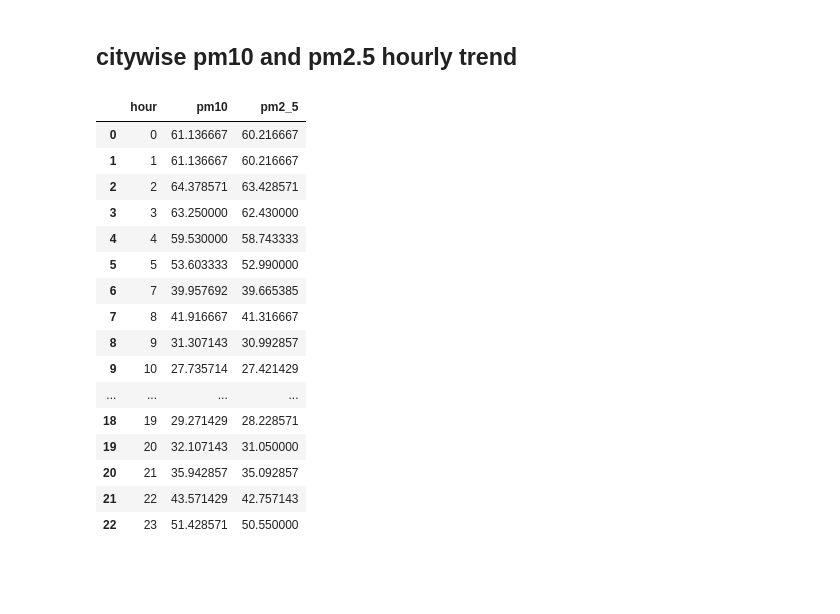
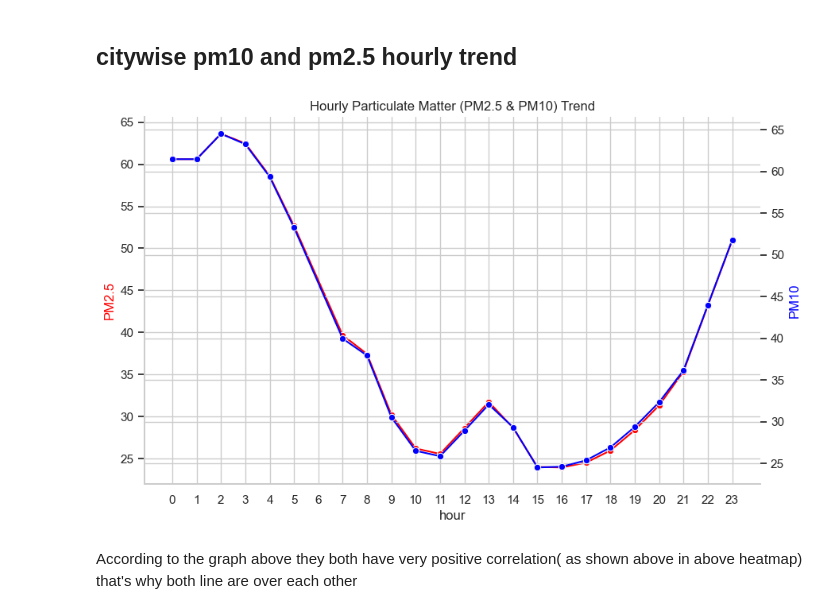
Before and after one commit to Lokey666/weather_monitoring_project, a Jupyter notebook: jupyter_notebooks/03_exploratory_data_analysis.ipynb, the cells around one changed output. Saved outputs shown, nothing was run; the diff lists cells and outputs as text; code cells hidden in the pictures; blank space fills up the shorter version.

```diff
--- a/jupyter_notebooks/03_exploratory_data_analysis.ipynb
+++ b/jupyter_notebooks/03_exploratory_data_analysis.ipynb
@@ -138,33 +138,24 @@ city = df[df['city'] == 'Dehradun']
 city_pm = city.groupby('hour')[['pm10', 'pm2_5']].mean().reset_index()
 # %%
 sns.set_theme(style="whitegrid", palette="colorblind")
-plt.figure(figsize=(10,6))
 
-sns.lineplot(data=city_temp, x='hour', y='temperature', marker='o')
+fig, ax = plt.subplots(figsize=(10,6))
+
+sns.lineplot(data=city_pm, x='hour', y='pm2_5', marker='o', ax=ax, color="red")
+ax.set_ylabel("PM2.5", color="red")
+
+ax2 = ax.twinx()
+sns.lineplot(data=city_pm, x='hour', y='pm10', marker='o', ax=ax2, color="blue")
+ax2.set_ylabel("PM10", color="blue")
 
 plt.xticks(range(0, 24))
 
-plt.title("Hourly Temperature Trend")
-plt.xlabel("Hour of Day")
-plt.ylabel("Average Temperature (°C)")
 
+plt.title("Hourly Particulate Matter (PM2.5 & PM10) Trend")
 sns.despine()
 plt.show()
 # %% [output]
-|  | hour | pm10 | pm2_5 |
-| 0 | 0 | 61.136667 | 60.216667 |
-| 1 | 1 | 61.136667 | 60.216667 |
-| 2 | 2 | 64.378571 | 63.428571 |
-| 3 | 3 | 63.250000 | 62.430000 |
-| 4 | 4 | 59.530000 | 58.743333 |
-| 5 | 5 | 53.603333 | 52.990000 |
-| 6 | 7 | 39.957692 | 39.665385 |
-| 7 | 8 | 41.916667 | 41.316667 |
-| 8 | 9 | 31.307143 | 30.992857 |
-| 9 | 10 | 27.735714 | 27.421429 |
-| ... | ... | ... | ... |
-| 18 | 19 | 29.271429 | 28.228571 |
-| 19 | 20 | 32.107143 | 31.050000 |
-| 20 | 21 | 35.942857 | 35.092857 |
-| 21 | 22 | 43.571429 | 42.757143 |
-| 22 | 23 | 51.428571 | 50.550000 |
+[figure, added]
+# %% [markdown]
+According to the graph above they both have very positive correlation( as shown above in above heatmap) that's why both line are
+over each other
```
Also changed, not shown: parts of 3 cells of this notebook, 6 other files.
